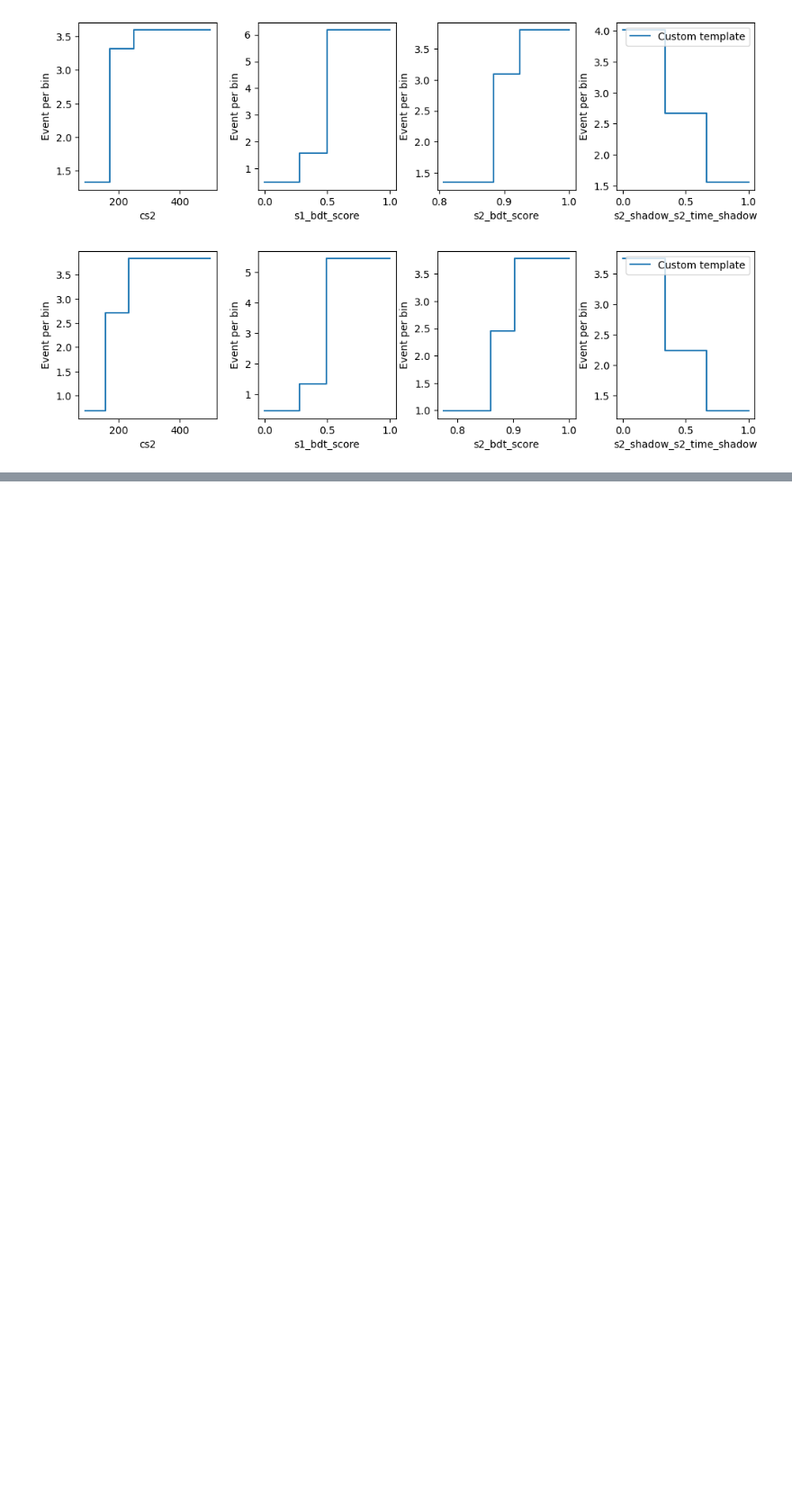
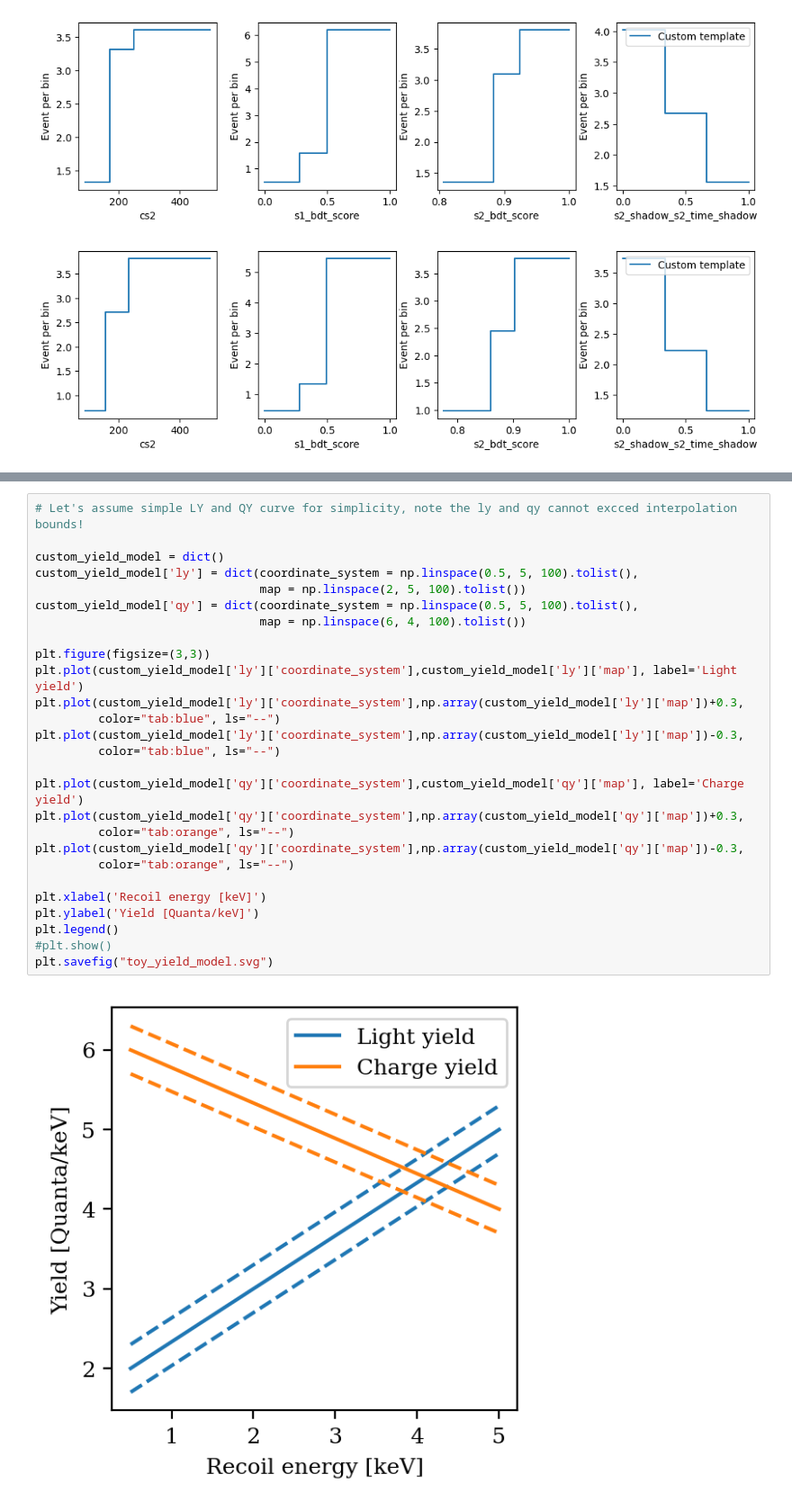
Before and after one commit to XENONnT/light_wimp_data_release, a Jupyter notebook: notebooks/1. SignalTemplate.ipynb, the cells around one changed output, grey strips where cells are left out. Shown at 90% size. Drawn from its saved outputs; the diff is of its cells as text; blank space fills up the shorter version.

```diff
--- a/notebooks/1. SignalTemplate.ipynb
+++ b/notebooks/1. SignalTemplate.ipynb
@@ -164,0 +187,29 @@ for sr in ['sr0', 'sr1']:
+# %%
+# Let's assume simple LY and QY curve for simplicity, note the ly and qy cannot excced interpolation bounds!
+
+custom_yield_model = dict()
+custom_yield_model['ly'] = dict(coordinate_system = np.linspace(0.5, 5, 100).tolist(),
+                                map = np.linspace(2, 5, 100).tolist())
+custom_yield_model['qy'] = dict(coordinate_system = np.linspace(0.5, 5, 100).tolist(),
+                                map = np.linspace(6, 4, 100).tolist())
+
+plt.figure(figsize=(3,3))
+plt.plot(custom_yield_model['ly']['coordinate_system'],custom_yield_model['ly']['map'], label='Light yield')
+plt.plot(custom_yield_model['ly']['coordinate_system'],np.array(custom_yield_model['ly']['map'])+0.3,
+         color="tab:blue", ls="--")
+plt.plot(custom_yield_model['ly']['coordinate_system'],np.array(custom_yield_model['ly']['map'])-0.3,
+         color="tab:blue", ls="--")
+
+plt.plot(custom_yield_model['qy']['coordinate_system'],custom_yield_model['qy']['map'], label='Charge yield')
+plt.plot(custom_yield_model['qy']['coordinate_system'],np.array(custom_yield_model['qy']['map'])+0.3,
+         color="tab:orange", ls="--")
+plt.plot(custom_yield_model['qy']['coordinate_system'],np.array(custom_yield_model['qy']['map'])-0.3,
+         color="tab:orange", ls="--")
+
+plt.xlabel('Recoil energy [keV]')
+plt.ylabel('Yield [Quanta/keV]')
+plt.legend()
+#plt.show()
+plt.savefig("toy_yield_model.svg")
+# %% [output]
+[figure, added]
```
Also changed, not shown: parts of 45 cells of this notebook.
